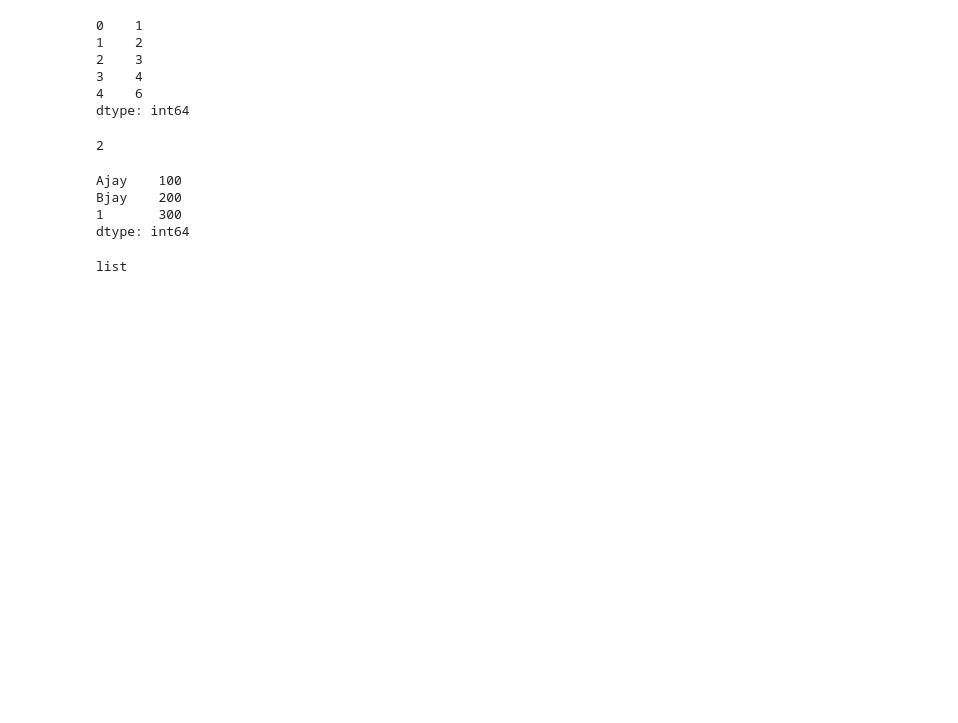
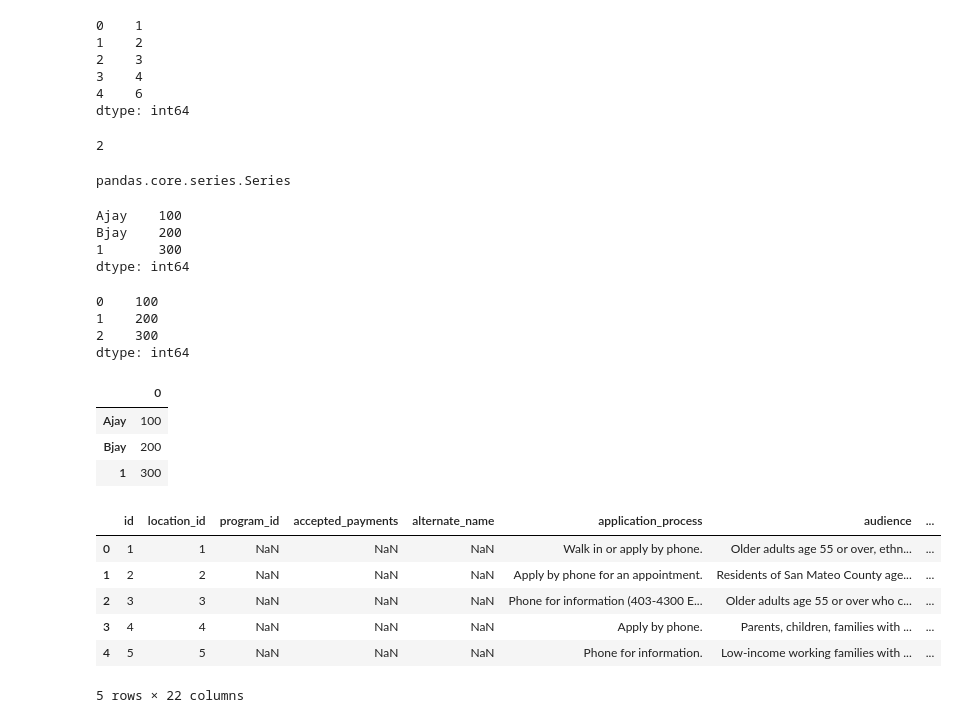
Before and after one commit to MuthuswamyNadar/Python-DSA, a Jupyter notebook: Python(pandas)/Pandas_basics.ipynb, the cells around one changed output. Saved outputs shown, nothing was run; the diff lists cells and outputs as text; code cells hidden in the pictures; blank space fills up the shorter version.

```diff
--- a/Python(pandas)/Pandas_basics.ipynb
+++ b/Python(pandas)/Pandas_basics.ipynb
@@ -222,13 +222,40 @@ l[1]
 # %% [output]
 2
 # %%
-pd.Series([100,200,300],index=["Ajay","Bjay",1])
+D=pd.Series([100,200,300],index=["Ajay","Bjay",1])
-# %% [output]
-Ajay    100
-Bjay    200
-1       300
-dtype: int64
 # %%
-type(l)
+type(D)
 # %% [output]
-list
+pandas.core.series.Series
+# %%
+D
+# %% [output]
+Ajay    100
+Bjay    200
+1       300
+dtype: int64
+# %%
+D.reset_index(drop=True)
+# %% [output]
+0    100
+1    200
+2    300
+dtype: int64
+# %%
+pd.DataFrame(D)
+# %% [output]
+|  | 0 |
+| Ajay | 100 |
+| Bjay | 200 |
+| 1 | 300 |
+# %%
+df.head(5
+        )
+# %% [output]
+|  | id | location_id | program_id | accepted_payments | alternate_name | application_process | audience | ... |
+| 0 | 1 | 1 | NaN | NaN | NaN | Walk in or apply by phone. | Older adults age 55 or over, ethn... | ... |
+| 1 | 2 | 2 | NaN | NaN | NaN | Apply by phone for an appointment. | Residents of San Mateo County age... | ... |
+| 2 | 3 | 3 | NaN | NaN | NaN | Phone for information (403-4300 E... | Older adults age 55 or over who c... | ... |
+| 3 | 4 | 4 | NaN | NaN | NaN | Apply by phone. | Parents, children, families with ... | ... |
+| 4 | 5 | 5 | NaN | NaN | NaN | Phone for information. | Low-income working families with ... | ... |
+5 rows × 22 columns
```
Also changed, not shown: parts of 7 cells of this notebook.
